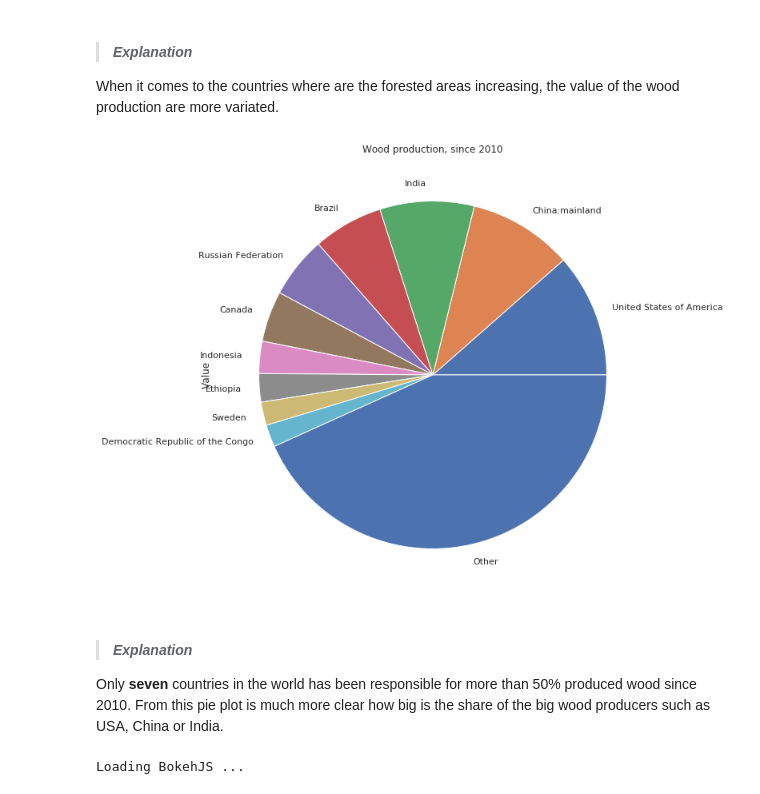
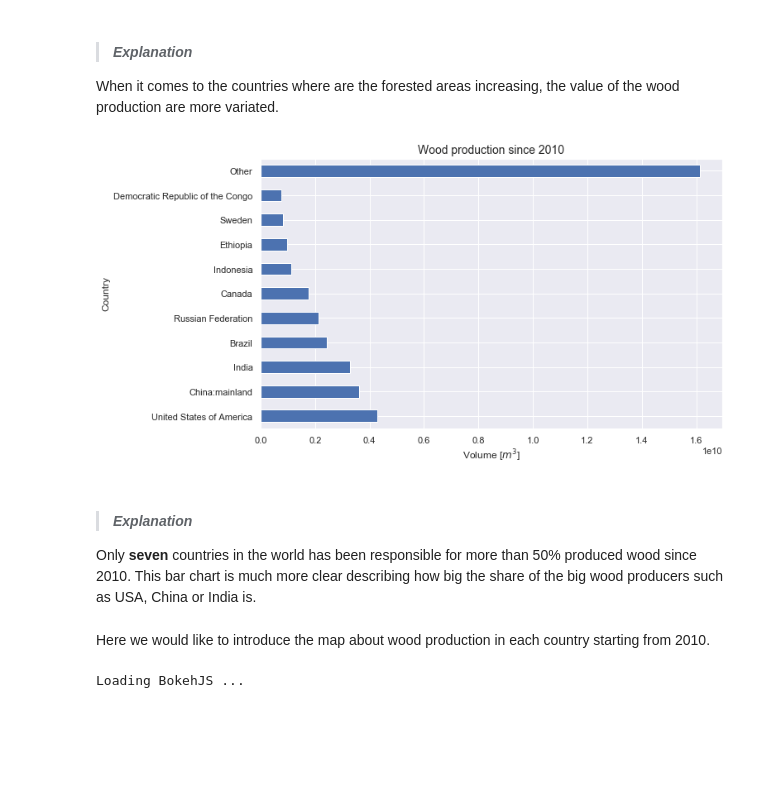
Before and after one commit to kostelansky17/disappearing_forests, a Jupyter notebook: main.ipynb, the cells around one changed output. Saved outputs shown, nothing was run; the diff lists cells and outputs as text; code cells hidden in the pictures; blank space fills up the shorter version.

```diff
--- a/main.ipynb
+++ b/main.ipynb
@@ -798,19 +987,24 @@ plt.show()
 > #### ***Explanation***
 When it comes to the countries where are the forested areas increasing, the value of the wood production are more variated.
 # %%
-# plot the pie chart describing the wood production in the world since 2010
+# plot the bar chart describing the wood production in the world since 2010
 top_agg = wp_agg.sort_values(by='rank').head(10)[["Area", "Value"]]
 oth = {"Area": ["Other"], "Value": [wp_agg.Value.sum() - top_agg.Value.sum()]}
 top_agg =top_agg.append(pd.DataFrame.from_dict(oth), ignore_index=True)
 top_agg.index = top_agg.Area
 
-top_agg.plot.pie(y="Value", figsize=(10, 10), legend=False, title="Wood production, since 2010")
+top_agg.plot.barh(y="Value", figsize=(10, 6), legend = False)
+plt.title("Wood production since 2010", size = 14)
+plt.xlabel('Volume [$m^3$]')
+plt.ylabel('Country')
 plt.show()
 # %% [output]
-[figure, old version]
+[figure, new version]
 # %% [markdown]
 > #### ***Explanation***
-Only **seven** countries in the world has been responsible for more than 50% produced wood since 2010. From this pie plot is much more clear how big is the share of the big wood producers such as USA, China or India.
+Only **seven** countries in the world has been responsible for more than 50% produced wood since 2010. This bar chart is much more clear describing how big the share of the big wood producers such as USA, China or India is.
+# %% [markdown]
+Here we would like to introduce the map about wood production in each country starting from 2010.
 # %%
 # load county codes and adjust missing values
 coutry_codes = FAOSTAT_country_data[["Country", "ISO3 Code"]].drop_duplicates()
```
Also changed, not shown: parts of 129 cells of this notebook.
